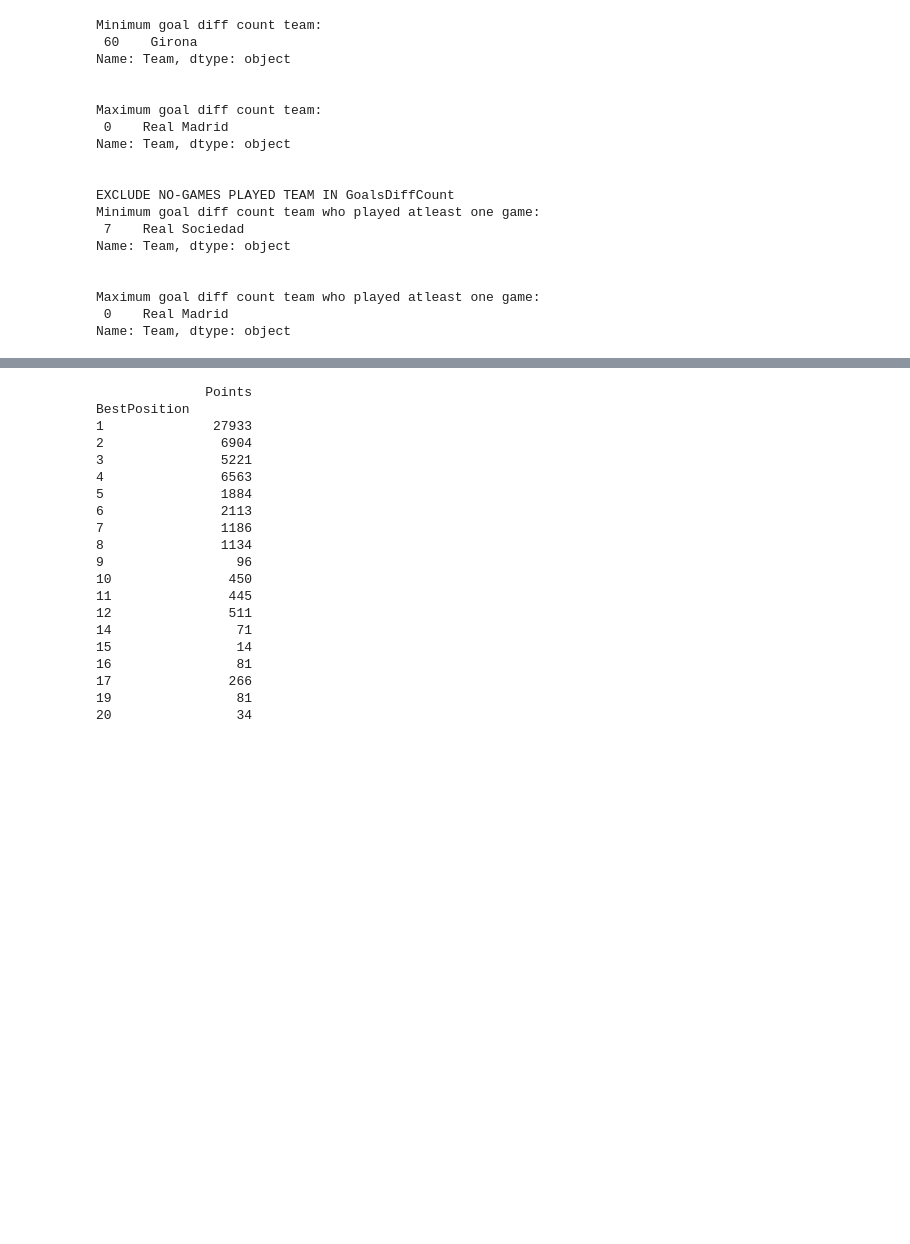
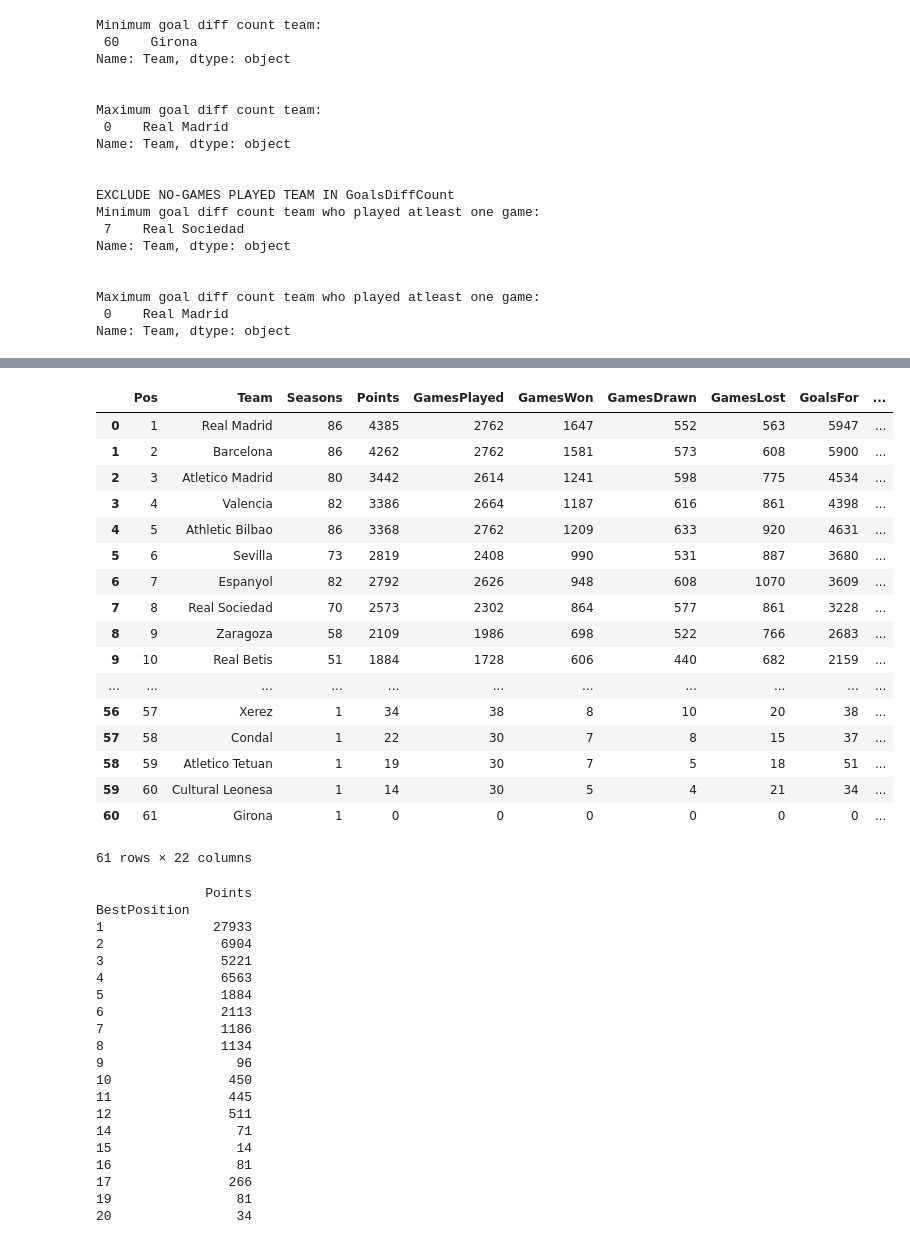
Before and after one commit to GreatLearningAIML1/bangalore-feb-batch-charulatha27, a Jupyter notebook: StatisticalLearning_R1_Project1.ipynb, the cells around one changed output, grey strips where cells are left out. Cells and saved outputs as stored; diff of their text form; code cells hidden in the pictures; blank space fills up the shorter version.

```diff
--- a/StatisticalLearning_R1_Project1.ipynb
+++ b/StatisticalLearning_R1_Project1.ipynb
@@ -114,7 +114,12 @@ fb['GamesWon']=pd.to_numeric(fb['GamesWon'])
 fb['GamesPlayed']=pd.to_numeric(fb['GamesPlayed'])
 
 fb['Winning Percent']=(fb['GamesWon']/fb['GamesPlayed'])*100
+fb.loc[fb['Winning Percent'] == np.NaN, ['Winning Percent']] = 0
+#Replace NA values to 0 percent in Winning Percent
+fb['Winning Percent'] = fb['Winning Percent'].fillna(0)
 
-print('Top 5 Winning percentage Teams:\n', fb.nlargest(5,'GoalsDiffCount')['Team'])
+print('\nTop 5 Winning percentage Teams:\n\n', fb.nlargest(5,'GoalsDiffCount')['Team'])
+
+fb
 # %% [output]
 Top 5 Winning percentage Teams:
@@ -121,9 +127,27 @@ Top 5 Winning percentage Teams:
  0        Real Madrid
 1          Barcelona
 2    Atletico Madrid
 4    Athletic Bilbao
 3           Valencia
 Name: Team, dtype: object
+|  | Pos | Team | Seasons | Points | GamesPlayed | GamesWon | GamesDrawn | GamesLost | GoalsFor | ... |
+| 0 | 1 | Real Madrid | 86 | 4385 | 2762 | 1647 | 552 | 563 | 5947 | ... |
+| 1 | 2 | Barcelona | 86 | 4262 | 2762 | 1581 | 573 | 608 | 5900 | ... |
+| 2 | 3 | Atletico Madrid | 80 | 3442 | 2614 | 1241 | 598 | 775 | 4534 | ... |
+| 3 | 4 | Valencia | 82 | 3386 | 2664 | 1187 | 616 | 861 | 4398 | ... |
+| 4 | 5 | Athletic Bilbao | 86 | 3368 | 2762 | 1209 | 633 | 920 | 4631 | ... |
+| 5 | 6 | Sevilla | 73 | 2819 | 2408 | 990 | 531 | 887 | 3680 | ... |
+| 6 | 7 | Espanyol | 82 | 2792 | 2626 | 948 | 608 | 1070 | 3609 | ... |
+| 7 | 8 | Real Sociedad | 70 | 2573 | 2302 | 864 | 577 | 861 | 3228 | ... |
+| 8 | 9 | Zaragoza | 58 | 2109 | 1986 | 698 | 522 | 766 | 2683 | ... |
+| 9 | 10 | Real Betis | 51 | 1884 | 1728 | 606 | 440 | 682 | 2159 | ... |
+| ... | ... | ... | ... | ... | ... | ... | ... | ... | ... | ... |
+| 56 | 57 | Xerez | 1 | 34 | 38 | 8 | 10 | 20 | 38 | ... |
+| 57 | 58 | Condal | 1 | 22 | 30 | 7 | 8 | 15 | 37 | ... |
+| 58 | 59 | Atletico Tetuan | 1 | 19 | 30 | 7 | 5 | 18 | 51 | ... |
+| 59 | 60 | Cultural Leonesa | 1 | 14 | 30 | 5 | 4 | 21 | 34 | ... |
+| 60 | 61 | Girona | 1 | 0 | 0 | 0 | 0 | 0 | 0 | ... |
+61 rows × 22 columns
 # %%
 ###*6. Group teams based on their “Best position” and print the sum of their points for all positions (5 points)
 
```
